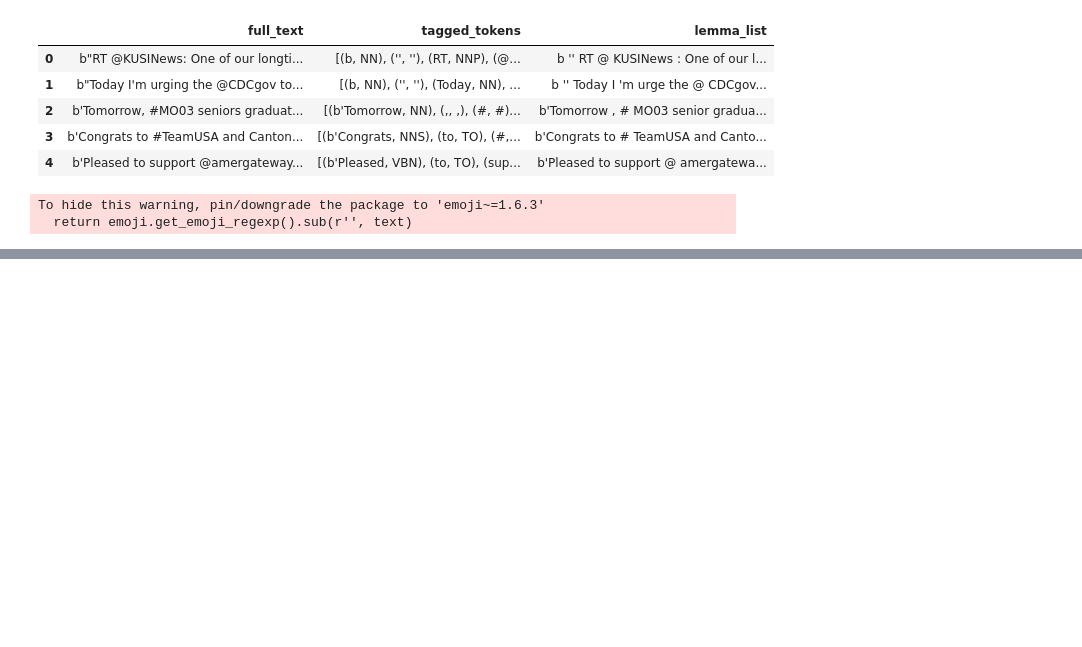
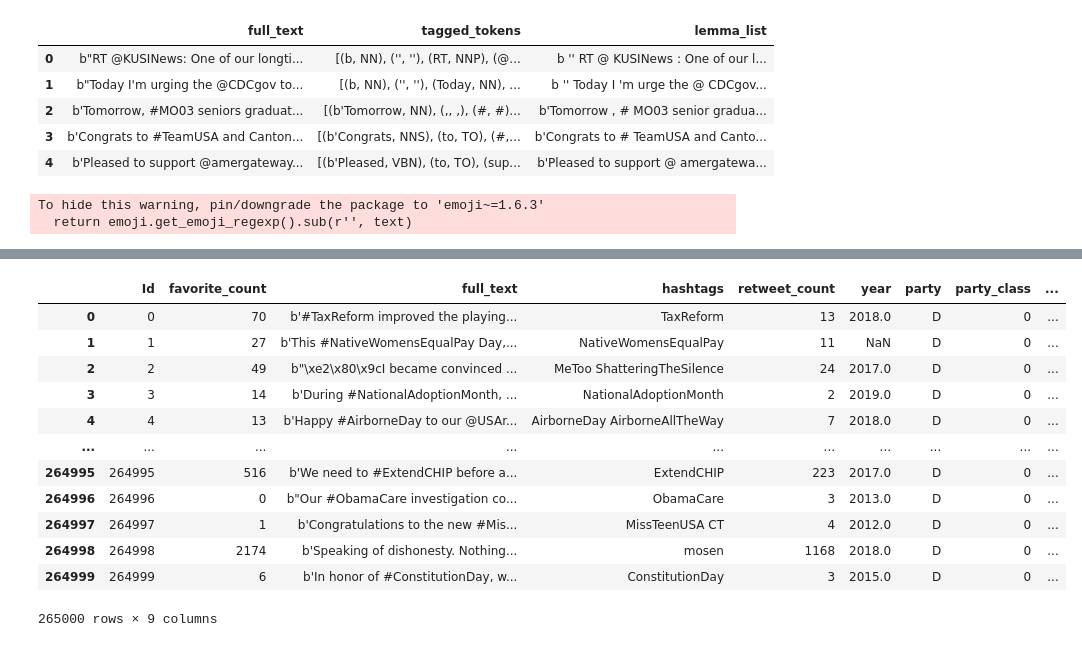
Before and after one commit to ezgisiir/congressional_tweets_project_code_istanbul, a Jupyter notebook: Data Preprocessing.ipynb, the cells around one changed output, grey strips where cells are left out. Drawn from its saved outputs; the diff is of its cells as text; code cells hidden in the pictures; blank space fills up the shorter version.

```diff
--- a/Data Preprocessing.ipynb
+++ b/Data Preprocessing.ipynb
@@ -156,0 +178,4 @@ data_train.head()
+# %%
+x2=pd.DataFrame(data_test['full_text'])
+# %%
+x2['tagged_tokens_test']=tagged_tokens_test
@@ -156,0 +184,6 @@ data_train.head()
+# %%
+x2['lemma_list_test']=lemma_list
+# %%
+Text_clean_test = x2['lemma_list_test'].map(clean_text)
+Text_cleaner_test = Text_clean_test .map(emoji_free_text)
+data_test['text_clean_test']=Text_cleaner_test
@@ -156,0 +193,16 @@ data_train.head()
+# %%
+data_test
+# %% [output]
+|  | Id | favorite_count | full_text | hashtags | retweet_count | year | party | party_class | ... |
+| 0 | 0 | 70 | b'#TaxReform improved the playing... | TaxReform | 13 | 2018.0 | D | 0 | ... |
+| 1 | 1 | 27 | b'This #NativeWomensEqualPay Day,... | NativeWomensEqualPay | 11 | NaN | D | 0 | ... |
+| 2 | 2 | 49 | b"\xe2\x80\x9cI became convinced ... | MeToo ShatteringTheSilence | 24 | 2017.0 | D | 0 | ... |
+| 3 | 3 | 14 | b'During #NationalAdoptionMonth, ... | NationalAdoptionMonth | 2 | 2019.0 | D | 0 | ... |
+| 4 | 4 | 13 | b'Happy #AirborneDay to our @USAr... | AirborneDay AirborneAllTheWay | 7 | 2018.0 | D | 0 | ... |
+| ... | ... | ... | ... | ... | ... | ... | ... | ... | ... |
+| 264995 | 264995 | 516 | b'We need to #ExtendCHIP before a... | ExtendCHIP | 223 | 2017.0 | D | 0 | ... |
+| 264996 | 264996 | 0 | b"Our #ObamaCare investigation co... | ObamaCare | 3 | 2013.0 | D | 0 | ... |
+| 264997 | 264997 | 1 | b'Congratulations to the new #Mis... | MissTeenUSA CT | 4 | 2012.0 | D | 0 | ... |
+| 264998 | 264998 | 2174 | b'Speaking of dishonesty. Nothing... | mosen | 1168 | 2018.0 | D | 0 | ... |
+| 264999 | 264999 | 6 | b'In honor of #ConstitutionDay, w... | ConstitutionDay | 3 | 2015.0 | D | 0 | ... |
+265000 rows × 9 columns
```
Also changed, not shown: parts of 5 cells of this notebook.
